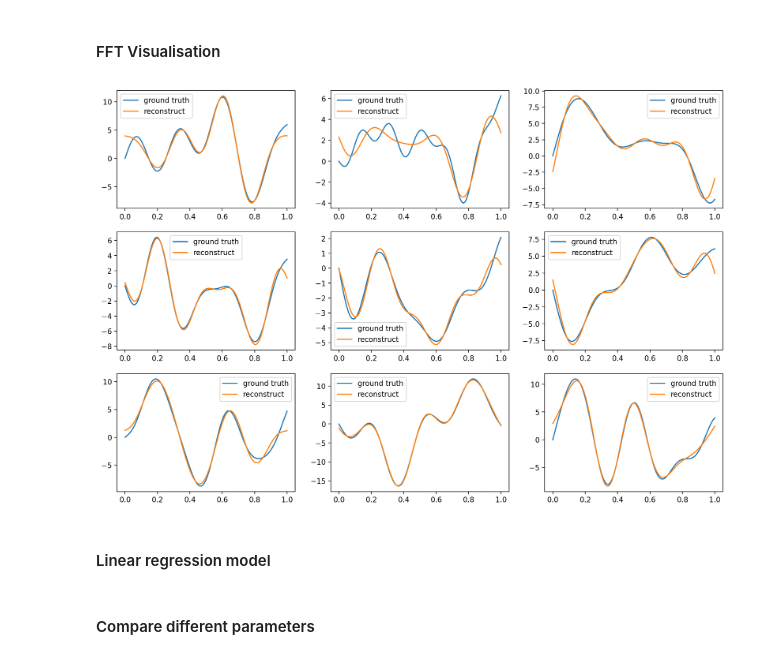
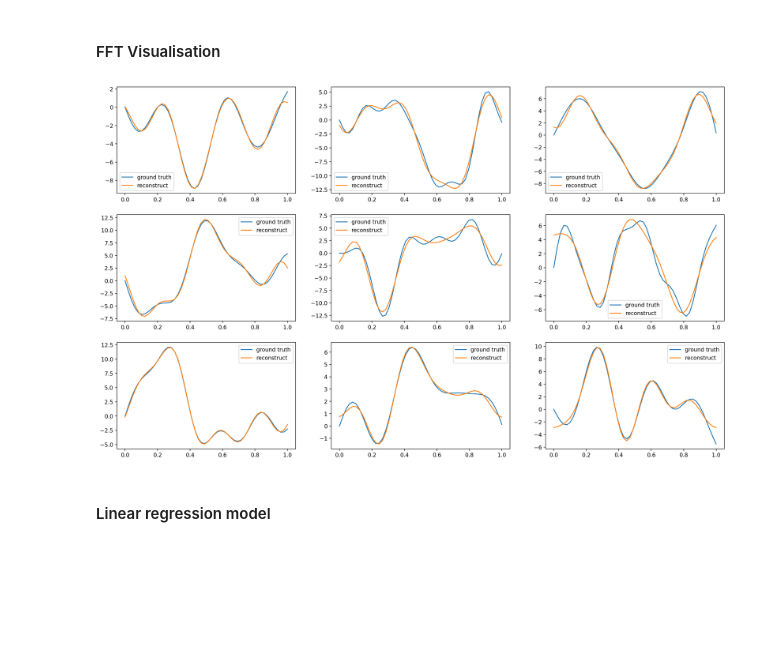
Before and after one commit to Zhuoyue-Huang/M3R-signature-inversion, a Jupyter notebook: sig_fourier.ipynb, the cells around one changed output. Saved outputs shown, nothing was run; the diff lists cells and outputs as text; code cells hidden in the pictures; blank space fills up the shorter version.

```diff
--- a/sig_fourier.ipynb
+++ b/sig_fourier.ipynb
@@ -75,28 +78,27 @@ class sig_Dataset(Dataset):
 # %% [markdown]
 #### Initialise dataset
 # %%
-sample_num = 20
-n = 100
+sample_num = 100
+n = 50
 f_depth = 5
-s_depth = 1
+s_depth = 5
 data = sig_Dataset(sample_num=sample_num,
-                        n=n,
-                        f_depth=f_depth,
-                        s_depth=s_depth)
+                   n=n,
+                   f_depth=f_depth,
+                   s_depth=s_depth)
 # %% [markdown]
 #### FFT Visualisation
 # %%
-plt.figure(figsize=(15, 10), dpi=200)
-for idx in range(9):
+num = 9
+plt.figure(figsize=(20, 12), dpi=200)
+for idx in range(num):
     example_path = data.path[idx]
-    freq_path = data.reconstruct_path(idx=idx).flatten()
-    plt.subplot(3, 3, idx+1)
+    recon_path = data.reconstruct_path(idx=idx).flatten()
+    plt.subplot(int(num**0.5), int(num**0.5), idx+1)
     plt.plot(np.linspace(0, 1, n), example_path, label='ground truth')
-    plt.plot(np.linspace(0, 1, n), freq_path, label='reconstruct')
+    plt.plot(np.linspace(0, 1, n), recon_path, label='reconstruct')
     plt.legend()
 # %% [output]
-[figure, old version]
+[figure, new version]
 # %% [markdown]
 #### Linear regression model
-# %% [markdown]
-#### Compare different parameters
```
Also changed, not shown: parts of 13 cells of this notebook.
